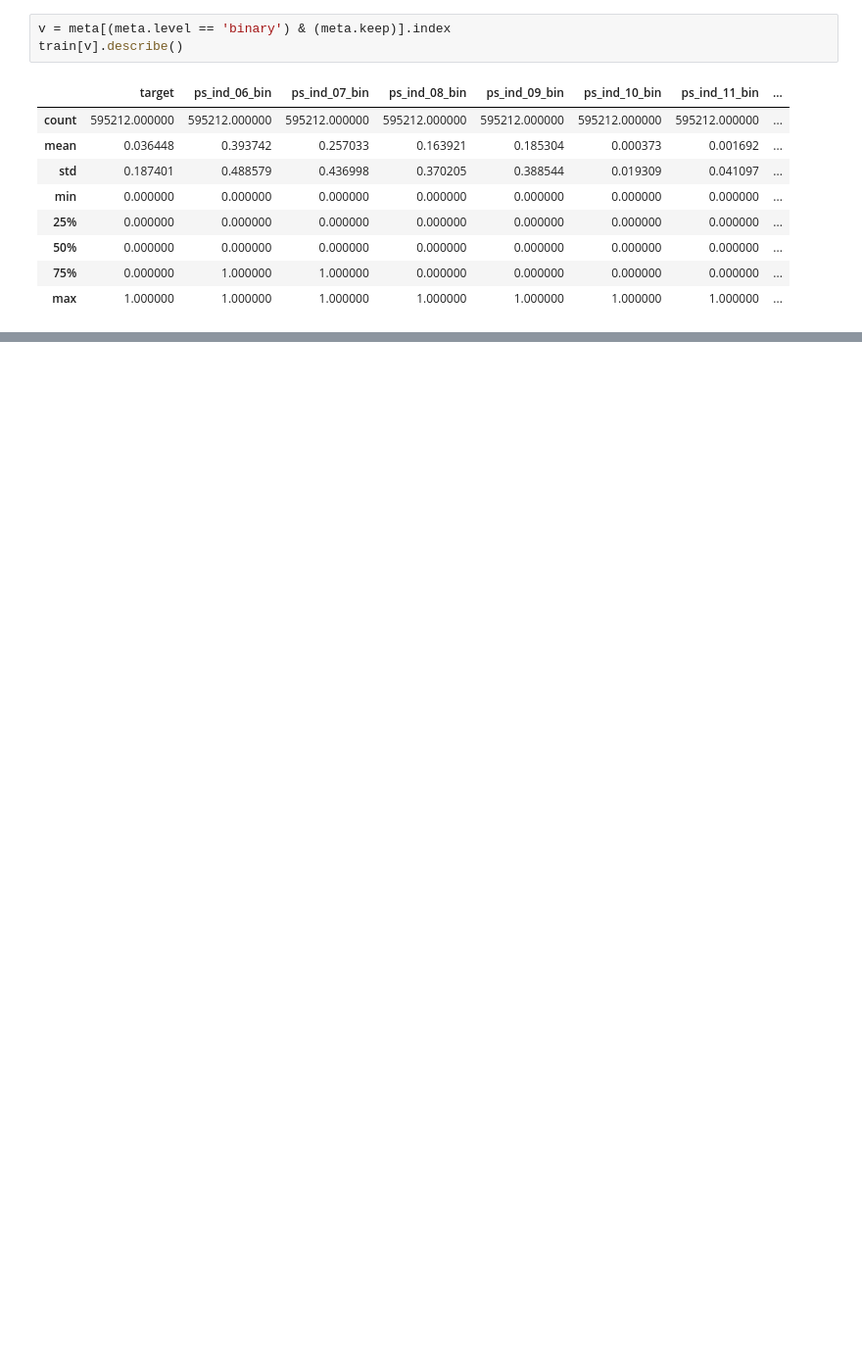
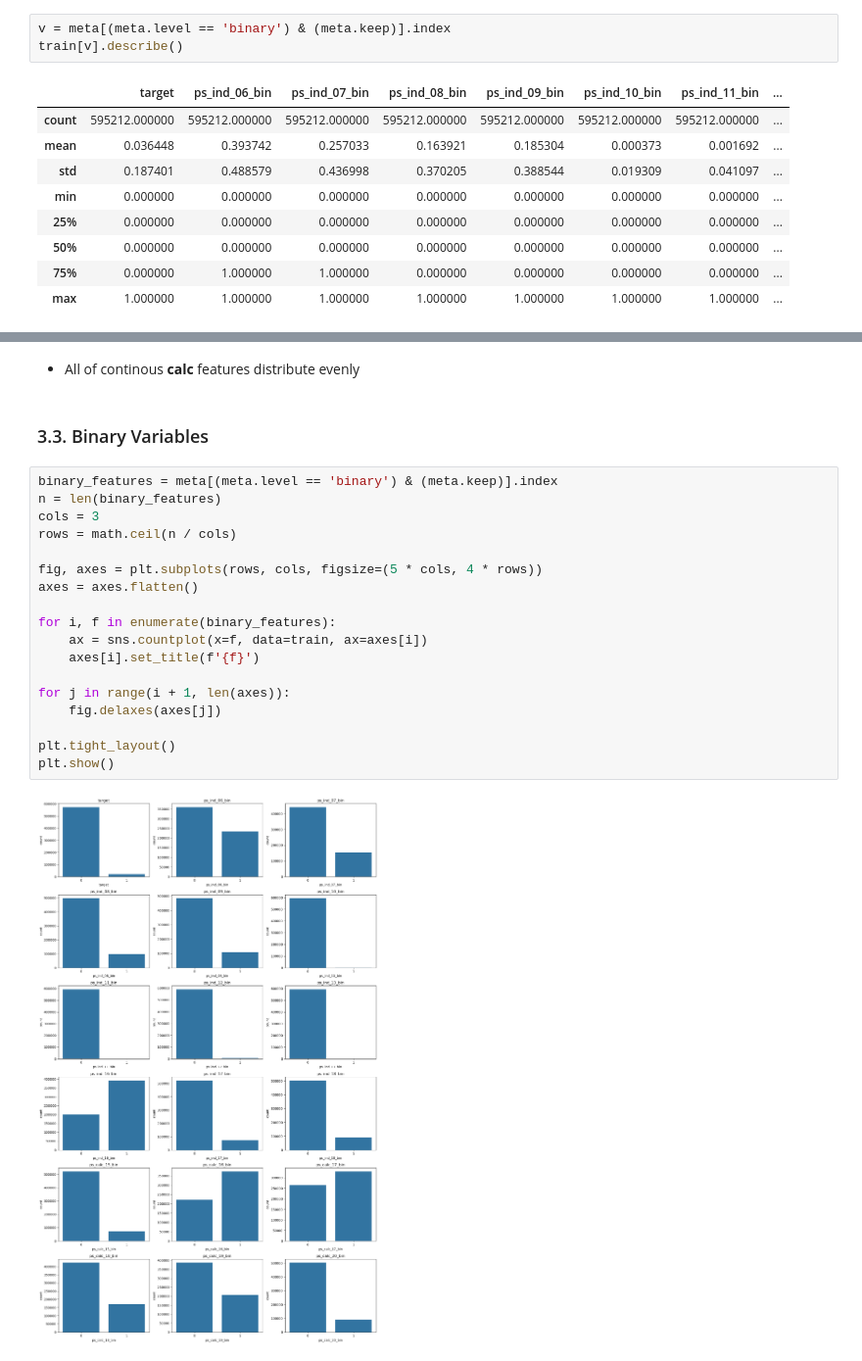
Before and after one commit to uyaware/Data-Mining-Project-Porto-Seguro-s-Safe-Driver-Prediction, a Jupyter notebook: data-mining-classification.ipynb, the cells around one changed output, grey strips where cells are left out. Shown at 98% size. Cells and saved outputs as stored; diff of their text form; blank space fills up the shorter version.

```diff
--- a/data-mining-classification.ipynb
+++ b/data-mining-classification.ipynb
@@ -240,0 +304,24 @@ train[v].describe()
+# %% [markdown]
+- All of continous **calc** features distribute evenly
+# %% [markdown]
+### 3.3. Binary Variables
+# %%
+binary_features = meta[(meta.level == 'binary') & (meta.keep)].index
+n = len(binary_features)
+cols = 3
+rows = math.ceil(n / cols)
+
+fig, axes = plt.subplots(rows, cols, figsize=(5 * cols, 4 * rows))
+axes = axes.flatten()
+
+for i, f in enumerate(binary_features):
+    ax = sns.countplot(x=f, data=train, ax=axes[i])
+    axes[i].set_title(f'{f}')
+
+for j in range(i + 1, len(axes)):
+    fig.delaxes(axes[j])
+
+plt.tight_layout()
+plt.show()
+# %% [output]
+[figure, added]
```
Also changed, not shown: parts of 49 cells of this notebook.
